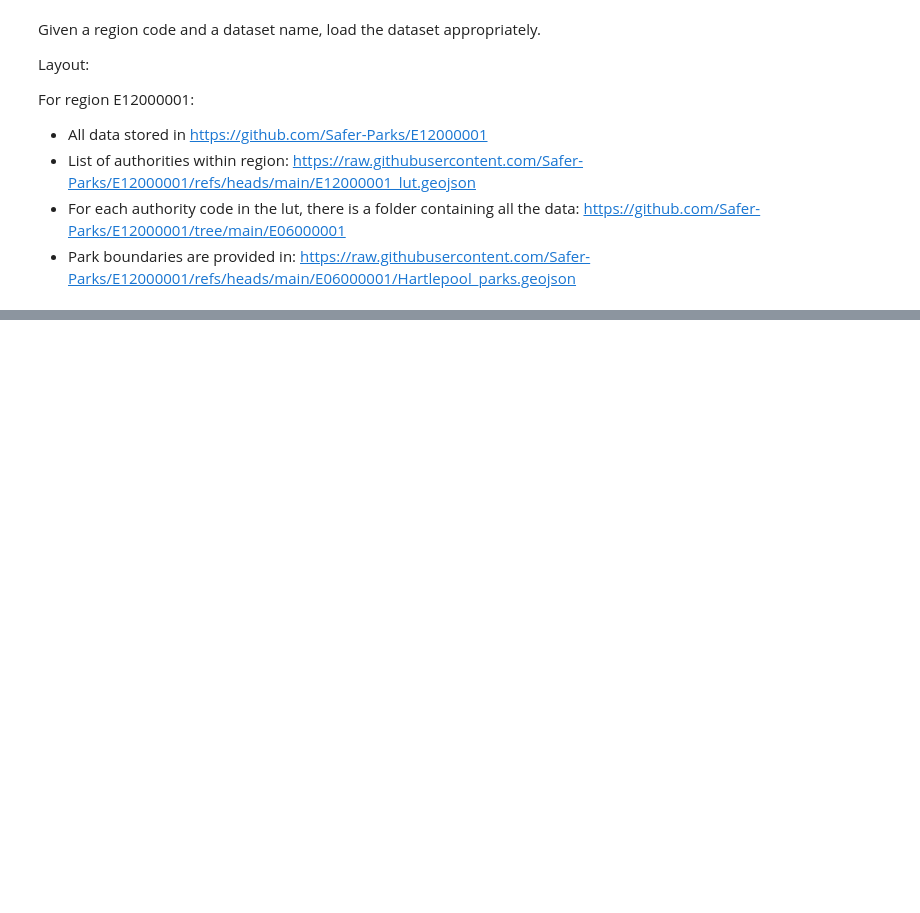
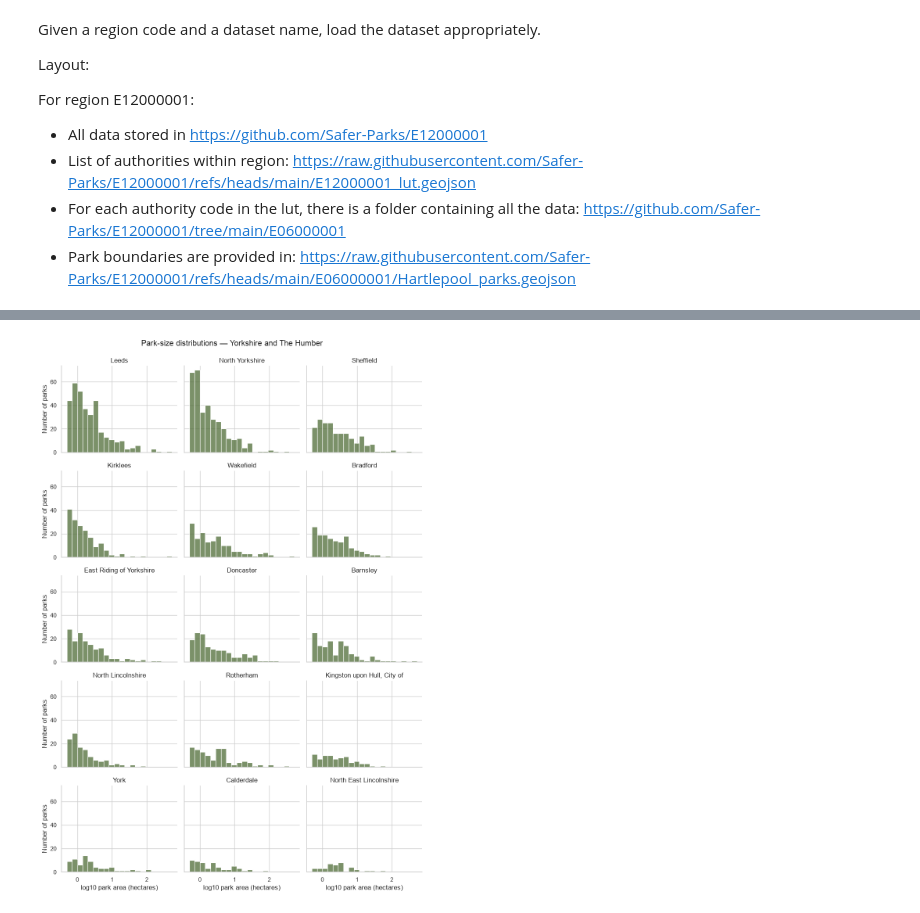
Before and after one commit to murphyqm/parks-report, a Jupyter notebook: 001_data_loading.ipynb, the cells around one changed output, grey strips where cells are left out. Cells and saved outputs as stored; diff of their text form; code cells hidden in the pictures; blank space fills up the shorter version.

```diff
--- a/001_data_loading.ipynb
+++ b/001_data_loading.ipynb
@@ -83,0 +370,21 @@ E12000001 (North East) | E08000024 | Sunderland
+# %%
+size_parks["log10_area_ha"] = np.log10(size_parks["area_ha"])
+
+g = sns.displot(
+    data=size_parks,
+    x="log10_area_ha",
+    col="authority_name",
+    col_order=authority_order,
+    col_wrap=3,
+    bins=20,
+    height=2.8,
+    aspect=1.2,
+    color="#4F6C37",
+)
+
+g.set_axis_labels("log10 park area (hectares)", "Number of parks")
+g.set_titles("{col_name}")
+g.figure.suptitle(f"Park-size distributions — {region_name}", y=1.02)
+plt.show()
+# %% [output]
+[figure, added]
```
Also changed, not shown: parts of 15 cells of this notebook, 1 other file.
